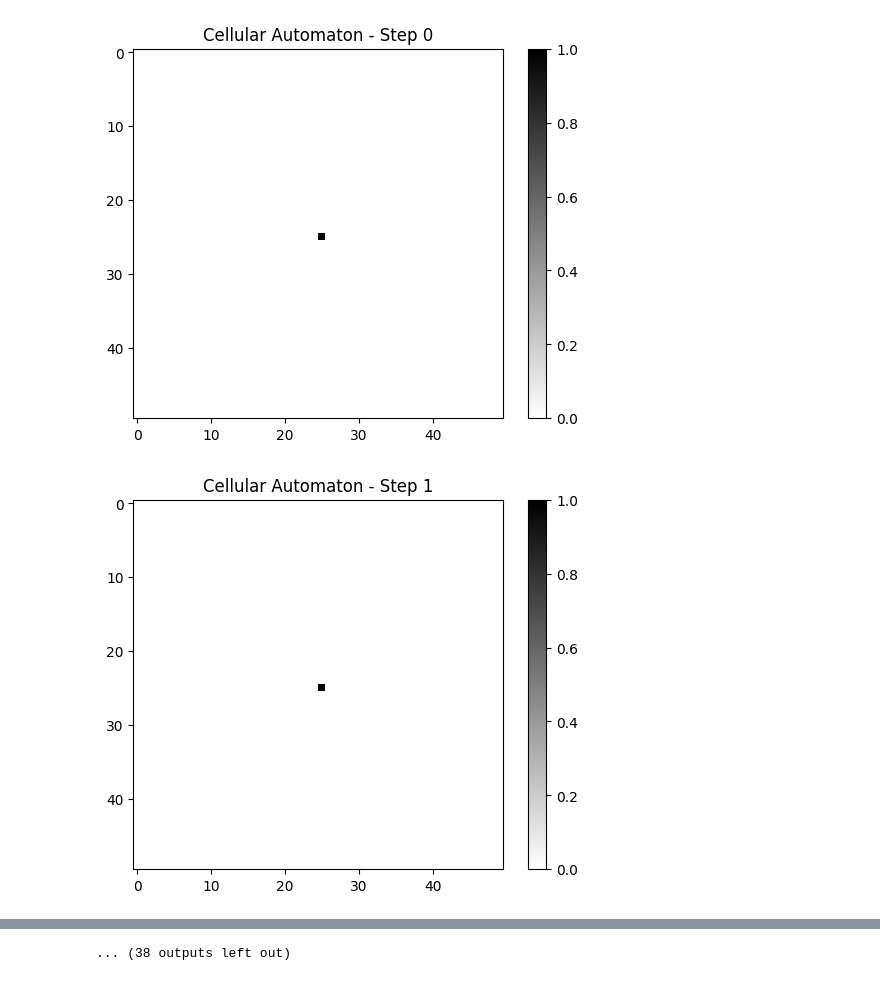
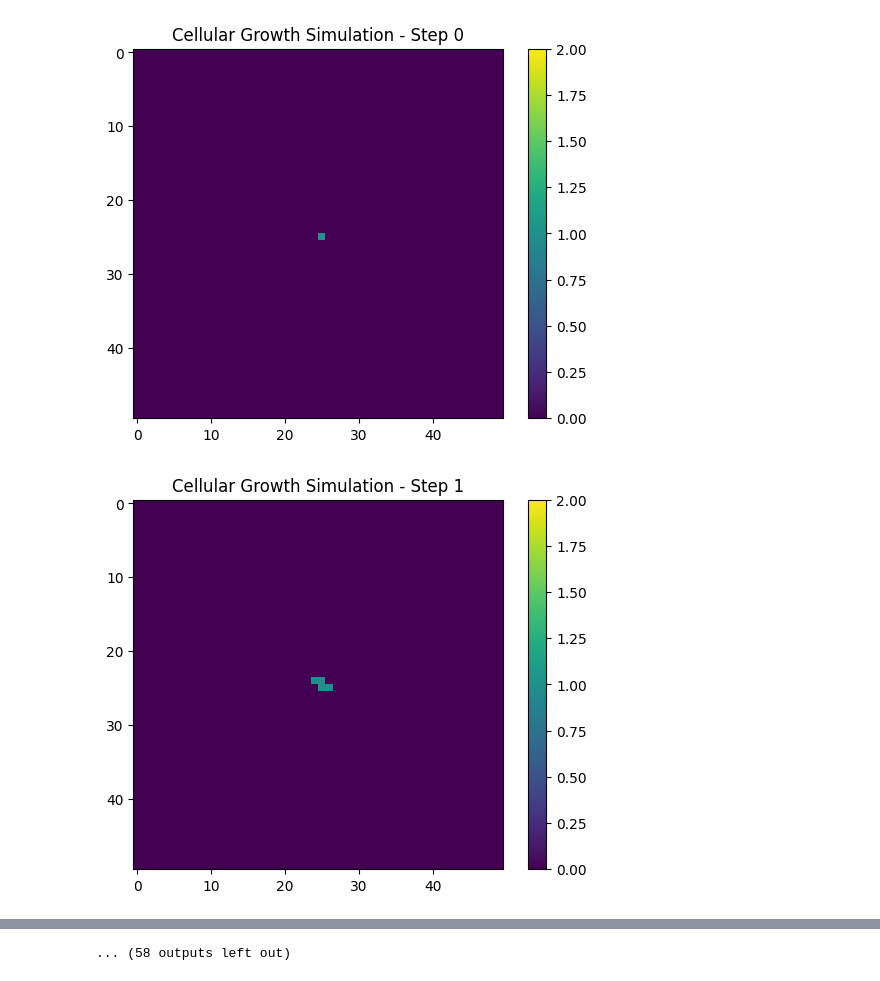
Before and after one commit to timetooth/SIH_2024, a Jupyter notebook: pathly/simulated_fire.ipynb, the cells around one changed output, grey strips where cells are left out. Drawn from its saved outputs; the diff is of its cells as text; code cells hidden in the pictures.

```diff
--- a/pathly/simulated_fire.ipynb
+++ b/pathly/simulated_fire.ipynb
@@ -23,10 +23,6 @@ def is_valid(grid, coordinates):
 def neighbour_factor(grid, coordinates):
     x, y = coordinates[0], coordinates[1]
     nearest_active = 0
-    for i in range(-1, 2):
-        for j in range(-1, 2):
-            if is_valid(grid, (x+i, y+j)) and grid[x+i][y+j] == 1:
-                nearest_active += 1
     farther_active = 0
     for i in range(-2, 3):
         for j in range(-2, 3):
@@ -51,7 +47,7 @@ def spread_probability(grid, coordinates, tti, neighbour_factors, alpha=1, beta=
     prob = 1 - np.exp(-alpha*(1 + near + far)*tti_val)
     return prob
 # %%
-def update_grid(grid, tti, alpha=1, beta=0.5, gamma=0.1):
+def update_grid(grid, tti, alpha=1, beta=0.5, gamma=0.1, warn_threshhold=0.9):
     updated = grid.copy()
     rows, cols = grid.shape
     for i in range(rows):
@@ -65,28 +61,30 @@ def update_grid(grid, tti, alpha=1, beta=0.5, gamma=0.1):
                             prob = spread_probability(grid, (child_x, child_y), tti, neighbour_factors, alpha, beta)
                             if random.random() < gamma*prob:
                                 updated[child_x][child_y] = 1
+                            elif prob>warn_threshhold:
+                                updated[child_x][child_y] = 2
+
     return updated
 # %%
 def visualize_grid(grid, step):
     """ Visualize the grid using Matplotlib. """
-    plt.imshow(grid, cmap='binary', interpolation='nearest')
-    plt.title(f'Cellular Automaton - Step {step}')
+    plt.imshow(grid, cmap='viridis', interpolation='nearest', vmin=0, vmax=2)
+    plt.title(f'Cellular Growth Simulation - Step {step}')
     plt.colorbar()
     plt.pause(0.1)
 
-def simulate_fire(ignite_cell, shape, alpha=1, beta=0.5, gamma=0.1, steps=50):
-    start_x, start_y = ignite_cell
+def simulate_fire(ignite_cell, shape, alpha=1, beta=0.5, gamma=0.1, steps=50, warn_threshhold=0.9):
     grid, tti = initialize_grid(ignite_cell, shape=shape)
     visualize_grid(grid, 0)
     for step in range(1, steps):
-        grid = update_grid(grid, tti, alpha, beta, gamma)
+        grid = update_grid(grid, tti, alpha, beta, gamma, warn_threshhold)
         visualize_grid(grid, step)
     plt.show()
 # %%
 width, height = 50, 50
-num_steps = 50
+num_steps = 70
 
-simulate_fire(ignite_cell=(25,25),shape=(width, height), steps=num_steps)
+simulate_fire(ignite_cell=(25,25),shape=(width, height), gamma=0.5, steps=num_steps, warn_threshhold=0.8)
 # %% [output]
-[figure, old version]
+[figure, new version]
-[figure, old version]
+[figure, new version]
@@ -103 +101 @@ simulate_fire(ignite_cell=(25,25),shape=(width, height), steps=num_steps)
-... (38 outputs left out)
+... (58 outputs left out)
```
Also changed, not shown: parts of 1 cell of this notebook, 1 other file.
